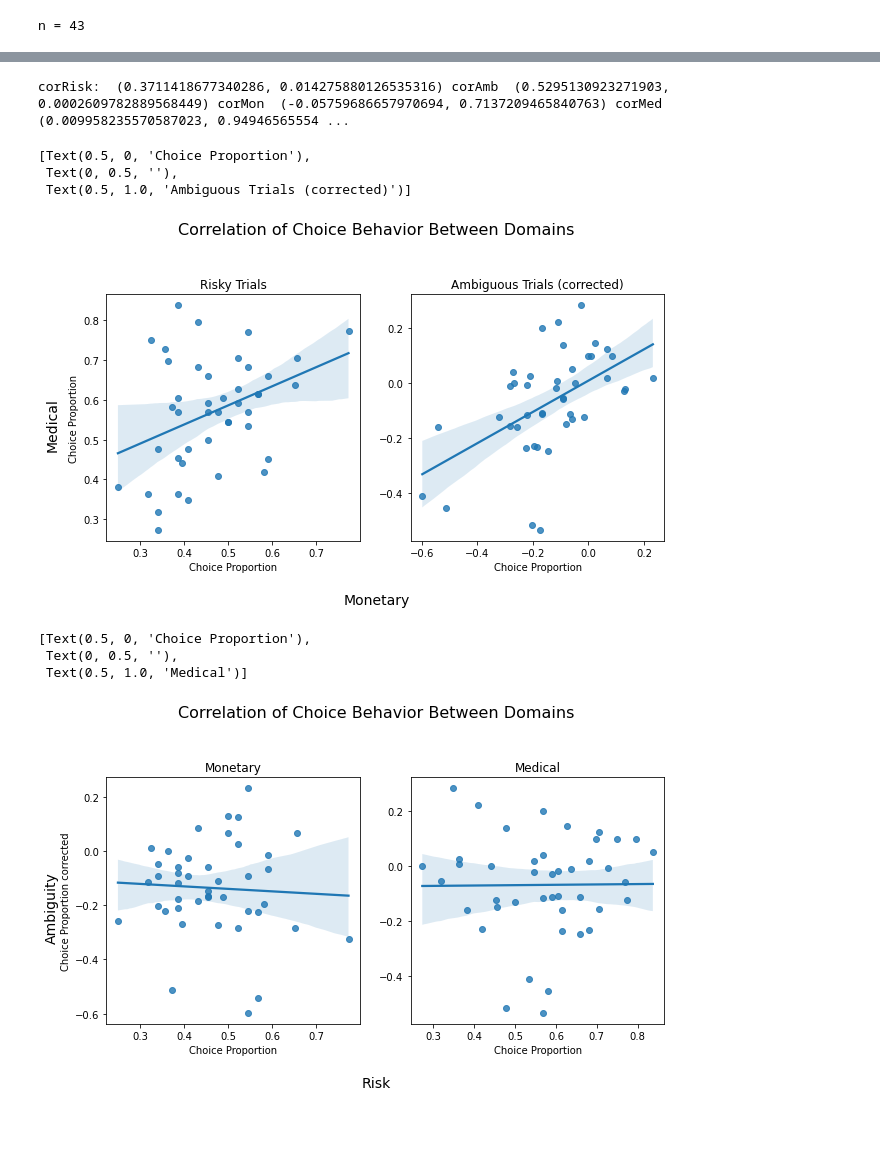
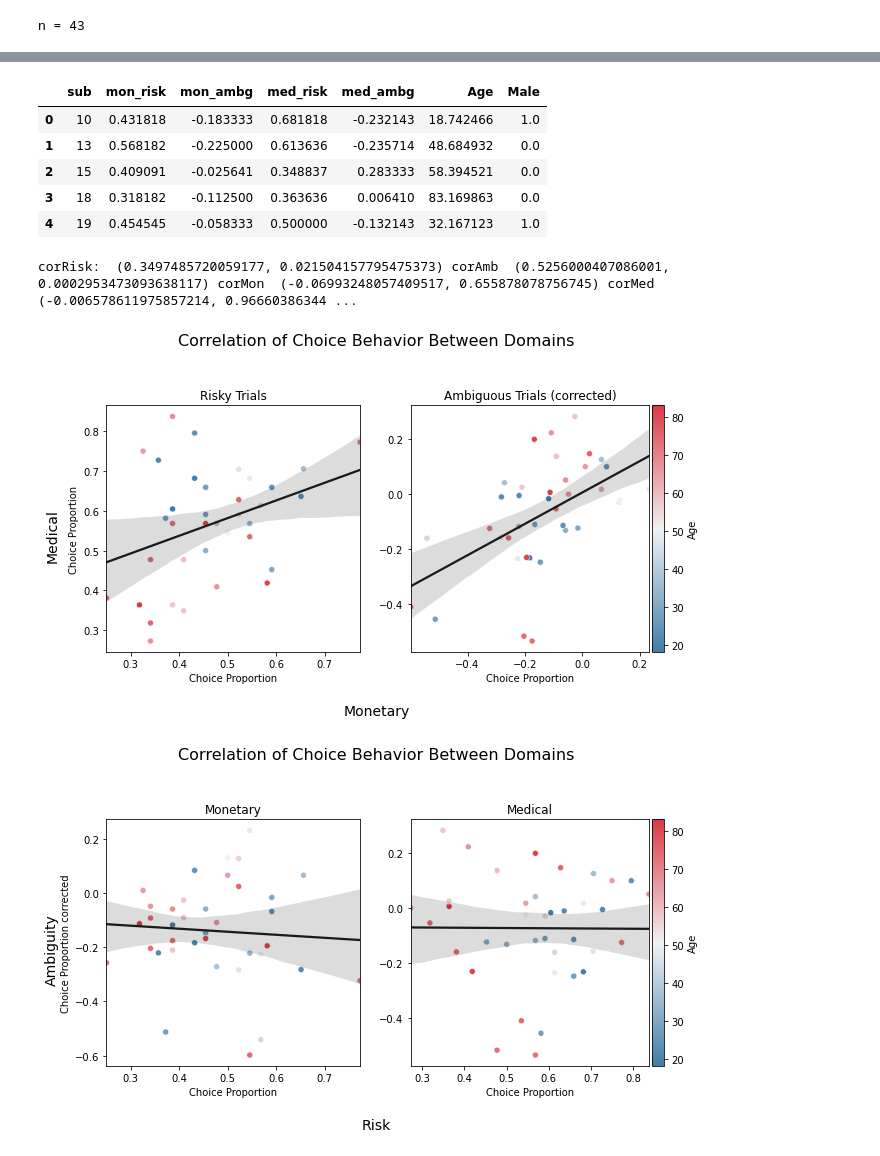
Before and after one commit to KoremNSN/Aging, a Jupyter notebook: RiskandAmbiguity/proportion analysis.ipynb, the cells around one changed output, grey strips where cells are left out. Cells and saved outputs as stored; diff of their text form; code cells hidden in the pictures; blank space fills up the shorter version.

Commit message:
add some color

```diff
--- a/RiskandAmbiguity/proportion analysis.ipynb
+++ b/RiskandAmbiguity/proportion analysis.ipynb
@@ -92,3 +95,8 @@ mon_prop_unc_a['choice'] = mon_prop_unc_a.choice_x-mon_prop_unc_a.choice_y
 med_cont = med_prop_unc_r[med_prop_unc_r['risk']==0.5][['sub','choice']]
 med_prop_unc_a = pd.merge(med_prop_unc_a, med_cont, on='sub')
 med_prop_unc_a['choice'] = med_prop_unc_a.choice_x-med_prop_unc_a.choice_y
+# %%
+mon_prop_r = mon_prop_r.merge(age, left_on='sub', right_on='sub')
+mon_prop_a = mon_prop_a.merge(age, left_on='sub', right_on='sub')
+med_prop_r = med_prop_r.merge(age, left_on='sub', right_on='sub')
+med_prop_a = med_prop_a.merge(age, left_on='sub', right_on='sub')
@@ -95,3 +108,10 @@ med_prop_unc_a['choice'] = med_prop_unc_a.choice_x-med_prop_unc_a.choice_y
+# %%
+norm = matplotlib.colors.Normalize(vmin=mon_prop_r["Age"].min(), vmax=mon_prop_r["Age"].max())
+colors = {}
+cmap = sns.diverging_palette(240, 10, as_cmap=True )
+
+for cval in mon_prop_r["Age"]:
+    colors.update({cval : cmap(norm(cval))})
 # %%
 fig = plt.figure(figsize = (15,10))
 fig.suptitle('Chocie Proportion by Outcome Level', fontsize=16)
@@ -167,6 +224,16 @@ prop = pd.DataFrame({'mon_risk' : mon_risk_prop,
                      'med_risk' : med_risk_prop,
                      'med_ambg' : med_ambg_prop})
 prop = prop.fillna(0)
+# %%
+prop = prop.merge(age, left_on='sub', right_on='sub')
+prop.head()
+# %% [output]
+|  | sub | mon_risk | mon_ambg | med_risk | med_ambg | Age | Male |
+| 0 | 10 | 0.431818 | -0.183333 | 0.681818 | -0.232143 | 18.742466 | 1.0 |
+| 1 | 13 | 0.568182 | -0.225000 | 0.613636 | -0.235714 | 48.684932 | 0.0 |
+| 2 | 15 | 0.409091 | -0.025641 | 0.348837 | 0.283333 | 58.394521 | 0.0 |
+| 3 | 18 | 0.318182 | -0.112500 | 0.363636 | 0.006410 | 83.169863 | 0.0 |
+| 4 | 19 | 0.454545 | -0.058333 | 0.500000 | -0.132143 | 32.167123 | 1.0 |
 # %%
 corRisk = sp.stats.pearsonr(prop.mon_risk, prop.med_risk)
 corAmb = sp.stats.pearsonr(prop.mon_ambg, prop.med_ambg)
@@ -175,27 +242,41 @@ corMed = sp.stats.pearsonr(prop.med_risk, prop.med_ambg)
 
 print('corRisk: ', corRisk, 'corAmb ', corAmb, 'corMon ', corMon, 'corMed ', corMed)
 # %% [output]
-corRisk:  (0.3711418677340286, 0.014275880126535316) corAmb  (0.5295130923271903, 0.0002609782889568449) corMon  (-0.05759686657970694, 0.7137209465840763) corMed  (0.009958235570587023, 0.94946565554 ...
+corRisk:  (0.3497485720059177, 0.021504157795475373) corAmb  (0.5256000407086001, 0.0002953473093638117) corMon  (-0.06993248057409517, 0.655878078756745) corMed  (-0.006578611975857214, 0.96660386344 ...
 # %%
 fig = plt.figure(figsize = (10,10))
 fig.suptitle('Correlation of Choice Behavior Between Domains', fontsize=16)
 
 fig.text(0.5, 0.45, 'Monetary', ha='center', fontsize=14)
 fig.text(0.04, 0.7, 'Medical', va='center', rotation='vertical', fontsize=14)
 
 ax1 = fig.add_subplot(221)
 ax2 = fig.add_subplot(222)
 
-sns.regplot(x='mon_risk',y='med_risk',data=prop,ax=ax1)
-sns.regplot(x='mon_ambg',y='med_ambg',data=prop,ax=ax2)
+sns.scatterplot(x='mon_risk',y='med_risk',data=prop, ax=ax1, hue = 'Age', palette = colors)
+sns.scatterplot(x='mon_ambg',y='med_ambg',data=prop, ax=ax2, hue = 'Age', palette = colors)
+
+sns.regplot(x='mon_risk',y='med_risk',data=prop, ax=ax1, scatter=False, color=".1")
+sns.regplot(x='mon_ambg',y='med_ambg',data=prop, ax=ax2, scatter=False, color=".1")
+
 
 ax1.set(xlabel='Choice Proportion', ylabel='Choice Proportion', title='Risky Trials')
 ax2.set(xlabel='Choice Proportion', ylabel=None, title='Ambiguous Trials (corrected)')
+
+ax1.legend_.remove()
+ax2.legend_.remove()
+
+## create colorbar ##
+divider = make_axes_locatable(plt.gca())
+ax_cb = divider.new_horizontal(size="5%", pad=0.05)
+fig.add_axes(ax_cb)
+cb1 = matplotlib.colorbar.ColorbarBase(ax_cb, cmap=cmap,
+                                norm=norm,
+                                orientation='vertical')
+cb1.set_label('Age')
+plt.show()
 # %% [output]
-[Text(0.5, 0, 'Choice Proportion'),
- Text(0, 0.5, ''),
- Text(0.5, 1.0, 'Ambiguous Trials (corrected)')]
-[figure, old version]
+[figure, new version]
 # %%
 fig = plt.figure(figsize = (10,10))
 fig.suptitle('Correlation of Choice Behavior Between Domains', fontsize=16)
@@ -206,15 +287,28 @@ fig.text(0.04, 0.7, 'Ambiguity', va='center', rotation='vertical', fontsize=14)
 ax1 = fig.add_subplot(221)
 ax2 = fig.add_subplot(222)
 
-sns.regplot(x='mon_risk',y='mon_ambg',data=prop,ax=ax1)
-sns.regplot(x='med_risk',y='med_ambg',data=prop,ax=ax2)
-#sns.regplot(x='mon_risk',y='mon_ambg',data=prop,ax=ax3)
-#sns.regplot(x='med_risk',y='med_ambg',data=prop,ax=ax2)
+sns.scatterplot(x='mon_risk',y='mon_ambg',data=prop, ax=ax1, hue = 'Age', palette = colors)
+sns.scatterplot(x='med_risk',y='med_ambg',data=prop, ax=ax2, hue = 'Age', palette = colors)
+
+
+sns.regplot(x='mon_risk',y='mon_ambg',data=prop, ax=ax1, scatter=False, color=".1")
+sns.regplot(x='med_risk',y='med_ambg',data=prop, ax=ax2, scatter=False, color=".1")
+
 
 ax1.set(xlabel='Choice Proportion', ylabel='Choice Proportion corrected', title='Monetary')
 ax2.set(xlabel='Choice Proportion', ylabel=None, title='Medical')
+
+ax1.legend_.remove()
+ax2.legend_.remove()
+
+## create colorbar ##
+divider = make_axes_locatable(plt.gca())
+ax_cb = divider.new_horizontal(size="5%", pad=0.05)
+fig.add_axes(ax_cb)
+cb1 = matplotlib.colorbar.ColorbarBase(ax_cb, cmap=cmap,
+                                norm=norm,
+                                orientation='vertical')
+cb1.set_label('Age')
+plt.show()
 # %% [output]
-[Text(0.5, 0, 'Choice Proportion'),
- Text(0, 0.5, ''),
- Text(0.5, 1.0, 'Medical')]
-[figure, old version]
+[figure, new version]
```
Also changed, not shown: parts of 11 cells of this notebook.
